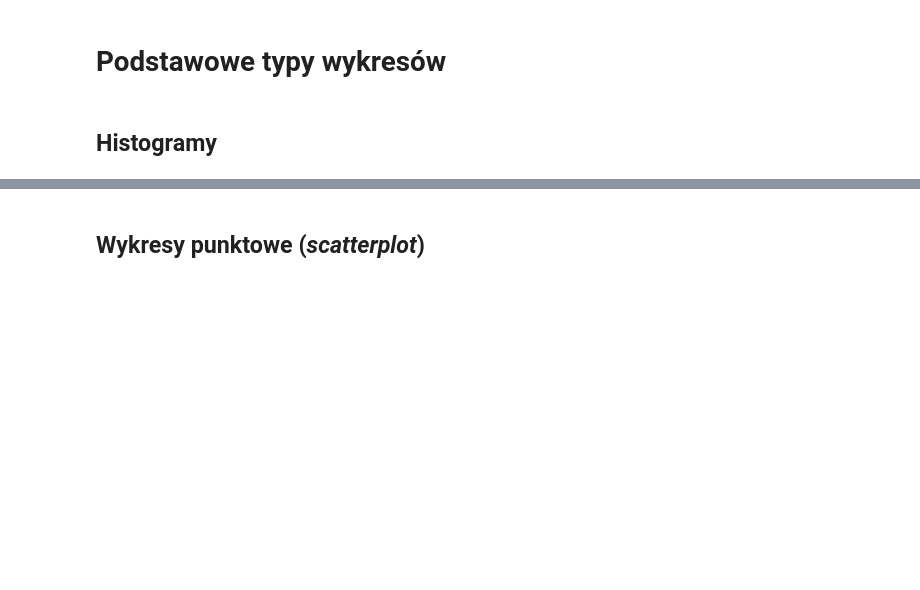
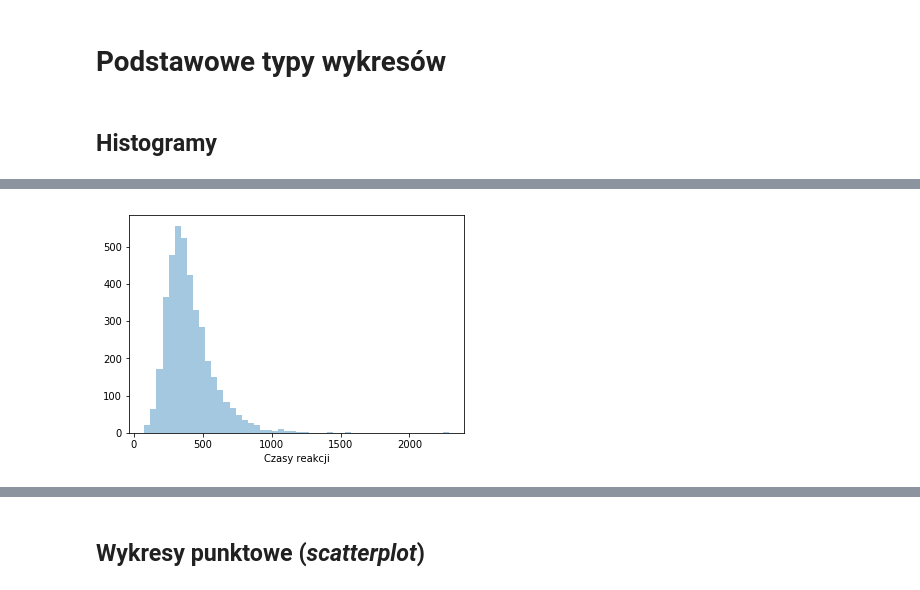
Before and after one commit to PanBartosz/semexp, a Jupyter notebook: 07_Wizualizacje_danych_w_Pythonie/01. Wizualizacje danych.ipynb, the cells around one changed output, grey strips where cells are left out. Saved outputs shown, nothing was run; the diff lists cells and outputs as text; code cells hidden in the pictures; blank space fills up the shorter version.

```diff
--- a/07_Wizualizacje_danych_w_Pythonie/01. Wizualizacje danych.ipynb
+++ b/07_Wizualizacje_danych_w_Pythonie/01. Wizualizacje danych.ipynb
@@ -24,0 +40,6 @@ data.head()
+# %%
+sns.distplot(data['rt'],
+            axlabel='Czasy reakcji',
+            kde = False);
+# %% [output]
+[figure, added]
```
Also changed, not shown: parts of 39 cells of this notebook, 18 other files.
